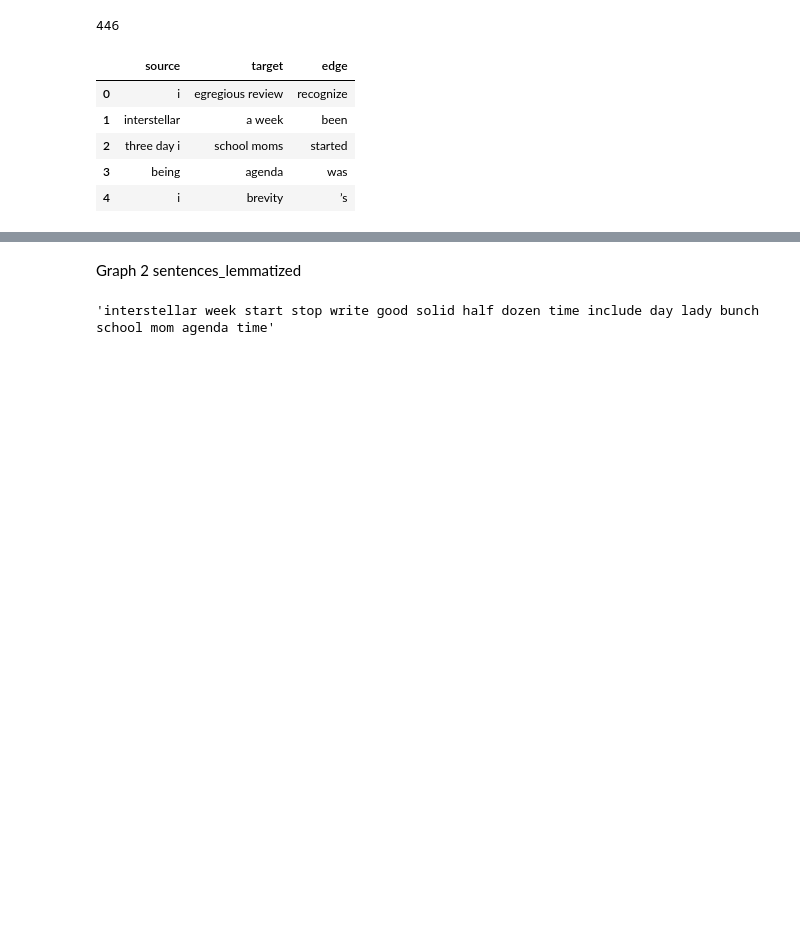
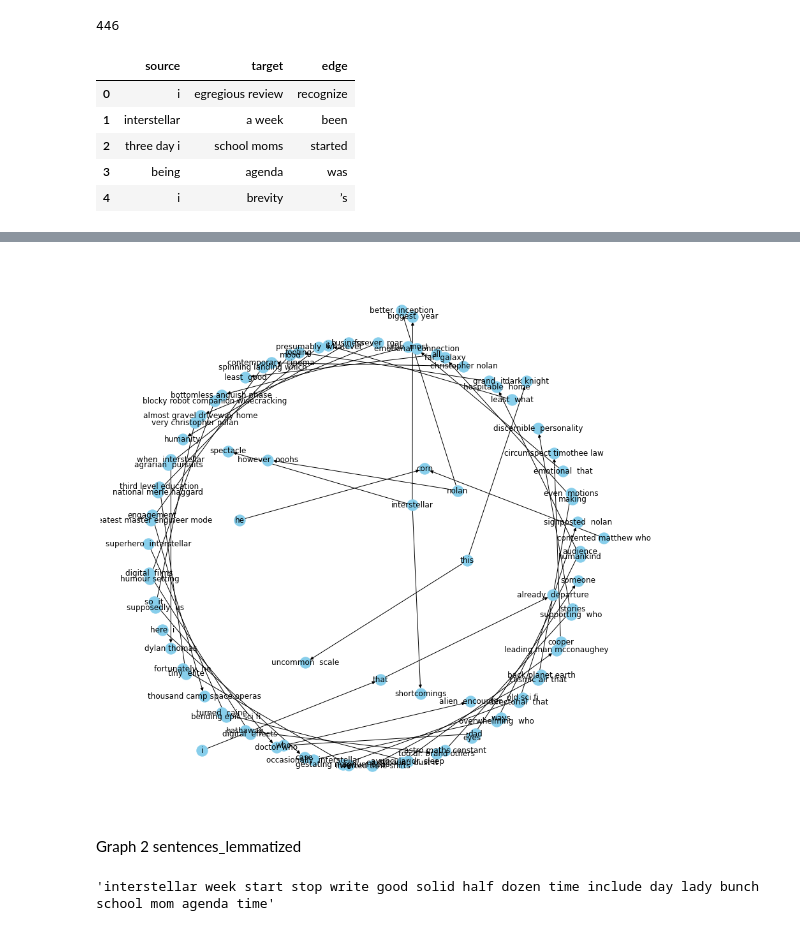
Before and after one commit to alawrence30/Machine-Learning, a Jupyter notebook: Assignment_3_v2.ipynb, the cells around one changed output, grey strips where cells are left out. Cells and saved outputs as stored; diff of their text form; code cells hidden in the pictures; blank space fills up the shorter version.

```diff
--- a/Assignment_3_v2.ipynb
+++ b/Assignment_3_v2.ipynb
@@ -732,3 +748,8 @@ plot_graph(kg_df, use_circular=False)
+# %%
+# Graph 1, edge = 'leave'
+plot_graph(kg_df.loc[kg_df['edge'] == 'is'], figsize=[12,12], use_circular=False)
+# %% [output]
+[figure, added]
 # %% [markdown]
 Graph 2 sentences_lemmatized
 # %%
```
Also changed, not shown: parts of 71 cells of this notebook.
